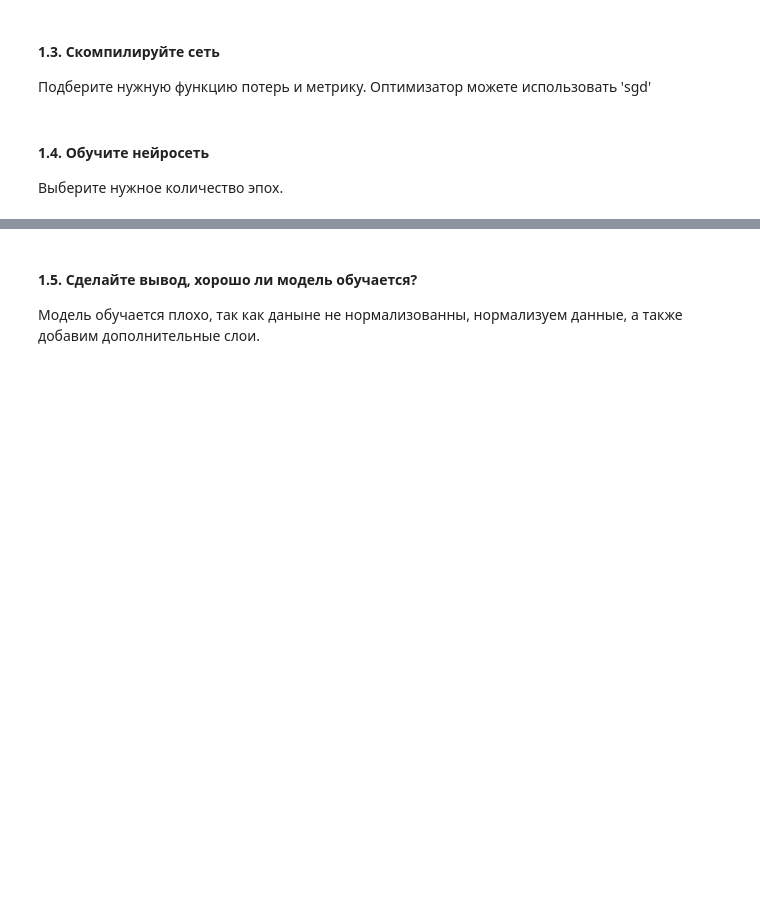
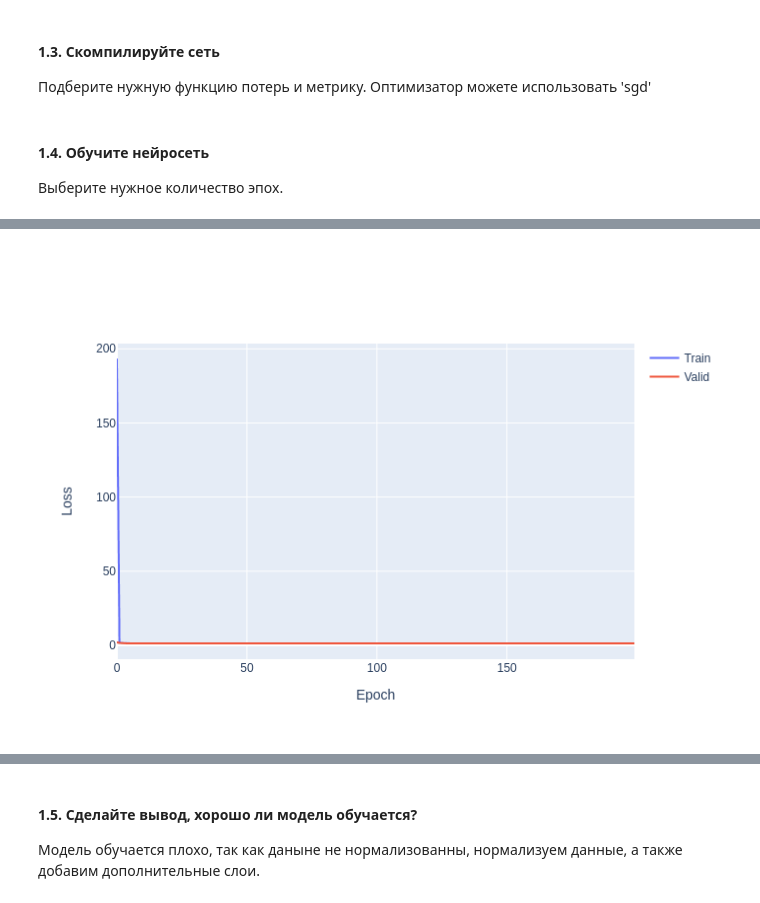
Before and after one commit to sasha-sem/-, a Jupyter notebook: Exercise2/Exercise2_Task1.ipynb, the cells around one changed output, grey strips where cells are left out. Cells and saved outputs as stored; diff of their text form; code cells hidden in the pictures; blank space fills up the shorter version.

Commit message:
Exercise 2 Task 1 graphics fix #2

```diff
--- a/Exercise2/Exercise2_Task1.ipynb
+++ b/Exercise2/Exercise2_Task1.ipynb
@@ -101,25 +101,27 @@ Wall time: 13.8 s
 # %%
 from plotly.subplots import make_subplots
 import plotly.graph_objects as go
 import plotly.io as pio
 import kaleido
 
-pio.renderers.default = "svg"
+pio.renderers.default = "png"
 
 fig = go.Figure()
 
 fig.add_trace(go.Scattergl(y=H.history['loss'],
                     name='Train'))
 
 fig.add_trace(go.Scattergl(y=H.history['val_loss'],
                     name='Valid'))
 
 
 fig.update_layout(height=500, width=700,
                   xaxis_title='Epoch',
                   yaxis_title='Loss')
 
 fig.show()
+# %% [output]
+[figure, added]
 # %%
 from plotly.subplots import make_subplots
 import plotly.graph_objects as go
```
Also changed, not shown: parts of 9 cells of this notebook.
